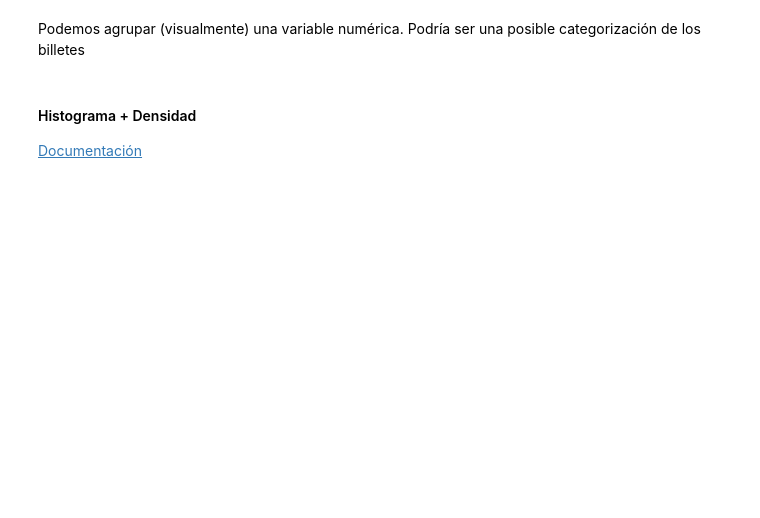
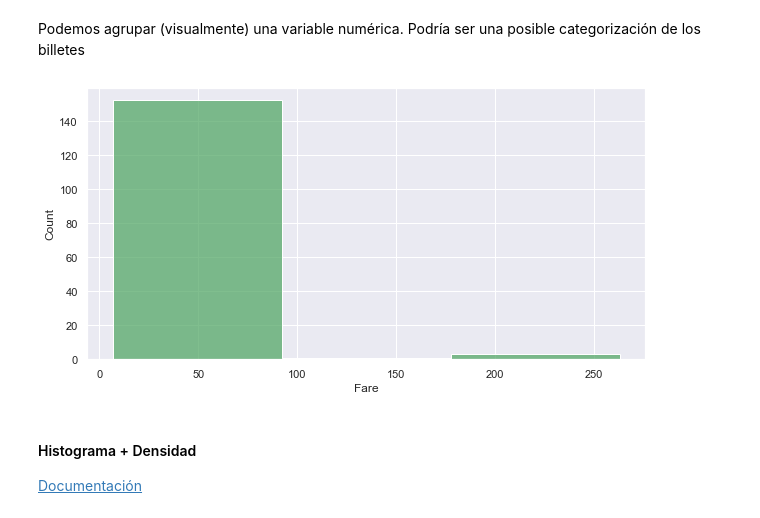
Before and after one commit to albertoromv/thebridge_ft_abr21, a Jupyter notebook: 2-Data Analysis/3-Visualizacion/2-Seaborn/EDA Seaborn.ipynb, the cells around one changed output. Cells and saved outputs as stored; diff of their text form; code cells hidden in the pictures; blank space fills up the shorter version.

```diff
--- a/2-Data Analysis/3-Visualizacion/2-Seaborn/EDA Seaborn.ipynb
+++ b/2-Data Analysis/3-Visualizacion/2-Seaborn/EDA Seaborn.ipynb
@@ -86,6 +129,12 @@ plt.figure(figsize=(10,5))
 Podemos agrupar (visualmente) una variable numérica. Podría ser una posible categorización de los billetes
 # %%
 plt.figure(figsize=(10,5))
+sns.histplot(titanic_df["Fare"],
+kde=False,
+color="g",
+bins = 3);
+# %% [output]
+[figure, added]
 # %% [markdown]
 #### Histograma + Densidad
 
```
Also changed, not shown: parts of 65 cells of this notebook, 3 other files.
